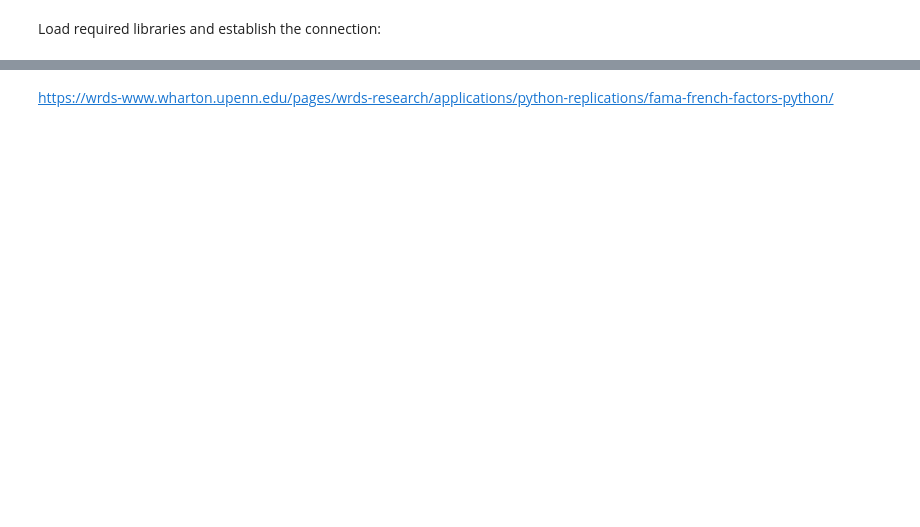
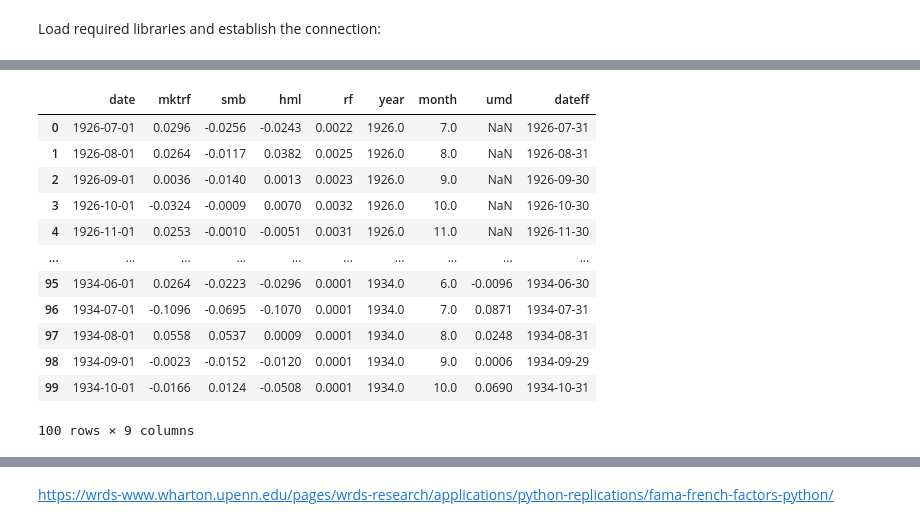
Before and after one commit to VitaliAlexeev/wrds, a Jupyter notebook: Data - WRDS.ipynb, the cells around one changed output, grey strips where cells are left out. Saved outputs shown, nothing was run; the diff lists cells and outputs as text; code cells hidden in the pictures; blank space fills up the shorter version.

```diff
--- a/Data - WRDS.ipynb
+++ b/Data - WRDS.ipynb
@@ -186,0 +83,17 @@ crsp_m
+# %%
+ff = db.get_table(library='ff', table='factors_monthly', obs=100)
+ff
+# %% [output]
+|  | date | mktrf | smb | hml | rf | year | month | umd | dateff |
+| 0 | 1926-07-01 | 0.0296 | -0.0256 | -0.0243 | 0.0022 | 1926.0 | 7.0 | NaN | 1926-07-31 |
+| 1 | 1926-08-01 | 0.0264 | -0.0117 | 0.0382 | 0.0025 | 1926.0 | 8.0 | NaN | 1926-08-31 |
+| 2 | 1926-09-01 | 0.0036 | -0.0140 | 0.0013 | 0.0023 | 1926.0 | 9.0 | NaN | 1926-09-30 |
+| 3 | 1926-10-01 | -0.0324 | -0.0009 | 0.0070 | 0.0032 | 1926.0 | 10.0 | NaN | 1926-10-30 |
+| 4 | 1926-11-01 | 0.0253 | -0.0010 | -0.0051 | 0.0031 | 1926.0 | 11.0 | NaN | 1926-11-30 |
+| ... | ... | ... | ... | ... | ... | ... | ... | ... | ... |
+| 95 | 1934-06-01 | 0.0264 | -0.0223 | -0.0296 | 0.0001 | 1934.0 | 6.0 | -0.0096 | 1934-06-30 |
+| 96 | 1934-07-01 | -0.1096 | -0.0695 | -0.1070 | 0.0001 | 1934.0 | 7.0 | 0.0871 | 1934-07-31 |
+| 97 | 1934-08-01 | 0.0558 | 0.0537 | 0.0009 | 0.0001 | 1934.0 | 8.0 | 0.0248 | 1934-08-31 |
+| 98 | 1934-09-01 | -0.0023 | -0.0152 | -0.0120 | 0.0001 | 1934.0 | 9.0 | 0.0006 | 1934-09-29 |
+| 99 | 1934-10-01 | -0.0166 | 0.0124 | -0.0508 | 0.0001 | 1934.0 | 10.0 | 0.0690 | 1934-10-31 |
+100 rows × 9 columns
```
Also changed, not shown: parts of 34 cells of this notebook.
